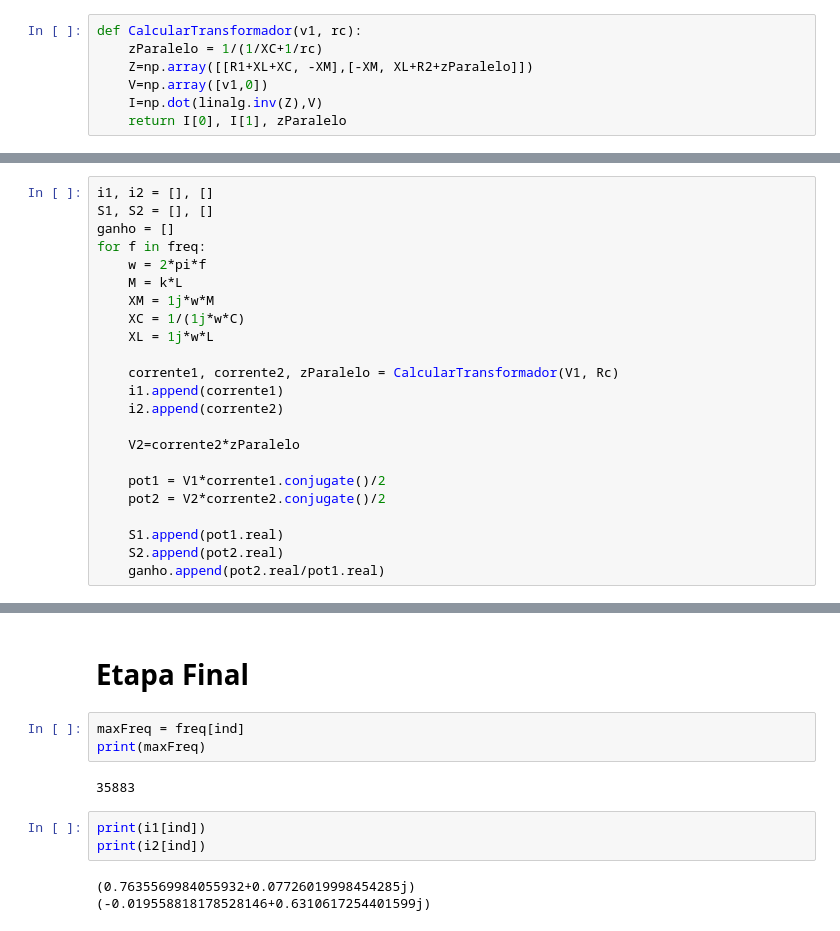
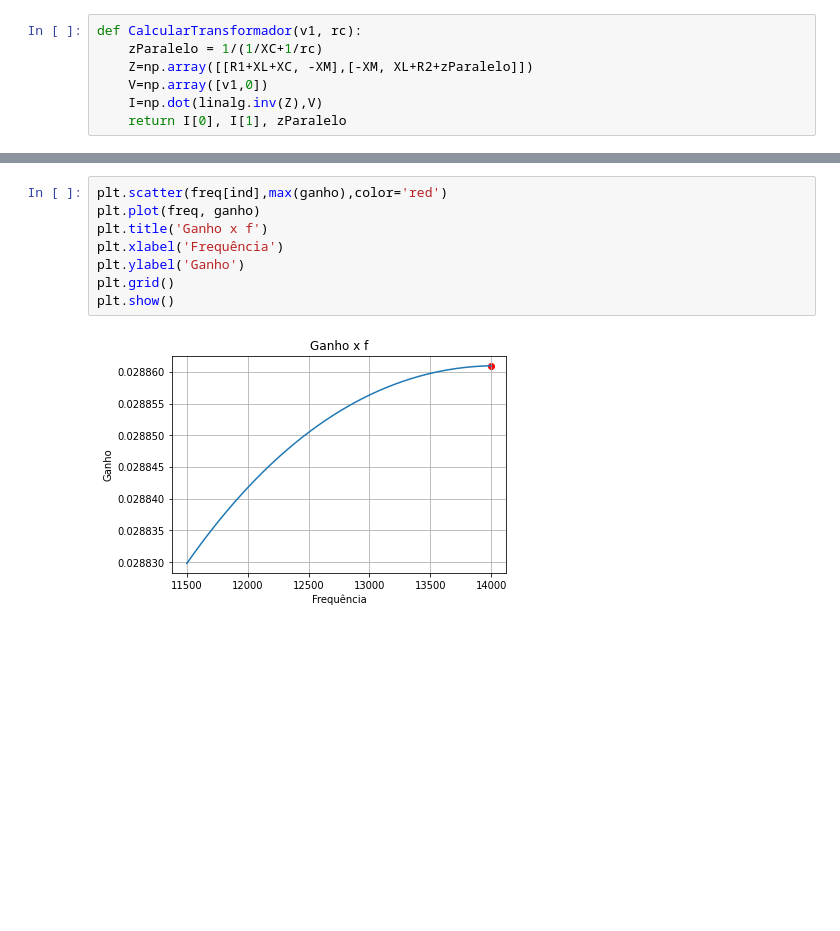
Before and after one commit to GabrielYamashita/WPT-Eletromag, a Jupyter notebook: WPT - Simulações.ipynb, the cells around one changed output, grey strips where cells are left out. Drawn from its saved outputs; the diff is of its cells as text; blank space fills up the shorter version.

```diff
--- a/WPT - Simulações.ipynb
+++ b/WPT - Simulações.ipynb
@@ -82,23 +84,0 @@ Rc = 400
-# %%
-i1, i2 = [], []
-S1, S2 = [], []
-ganho = []
-for f in freq:
-    w = 2*pi*f
-    M = k*L
-    XM = 1j*w*M
-    XC = 1/(1j*w*C)
-    XL = 1j*w*L
-
-    corrente1, corrente2, zParalelo = CalcularTransformador(V1, Rc)
-    i1.append(corrente1)
-    i2.append(corrente2)
-
-    V2=corrente2*zParalelo
-
-    pot1 = V1*corrente1.conjugate()/2
-    pot2 = V2*corrente2.conjugate()/2
-
-    S1.append(pot1.real)
-    S2.append(pot2.real)
-    ganho.append(pot2.real/pot1.real)
@@ -143,13 +93,10 @@ Ganho: 79.683%
-# %% [markdown]
-# Etapa Final
-# %%
-maxFreq = freq[ind]
-print(maxFreq)
-# %% [output]
-35883
-# %%
-print(i1[ind])
-print(i2[ind])
-# %% [output]
-(0.7635569984055932+0.07726019998454285j)
-(-0.019558818178528146+0.6310617254401599j)
+# %%
+plt.scatter(freq[ind],max(ganho),color='red')
+plt.plot(freq, ganho)
+plt.title('Ganho x f')
+plt.xlabel('Frequência')
+plt.ylabel('Ganho')
+plt.grid()
+plt.show()
+# %% [output]
+[figure, added]
```
Also changed, not shown: parts of 20 cells of this notebook, 1 other file.
